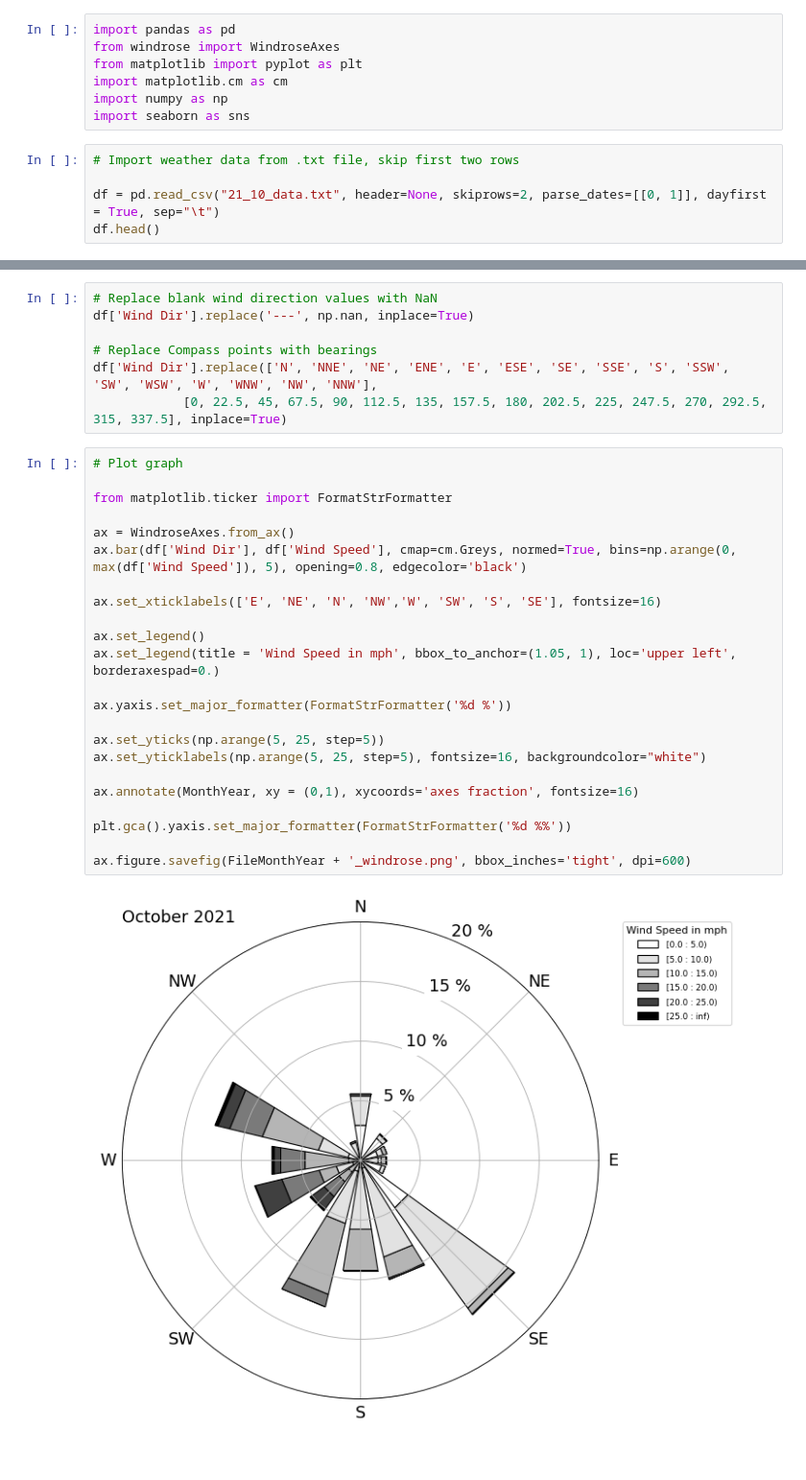
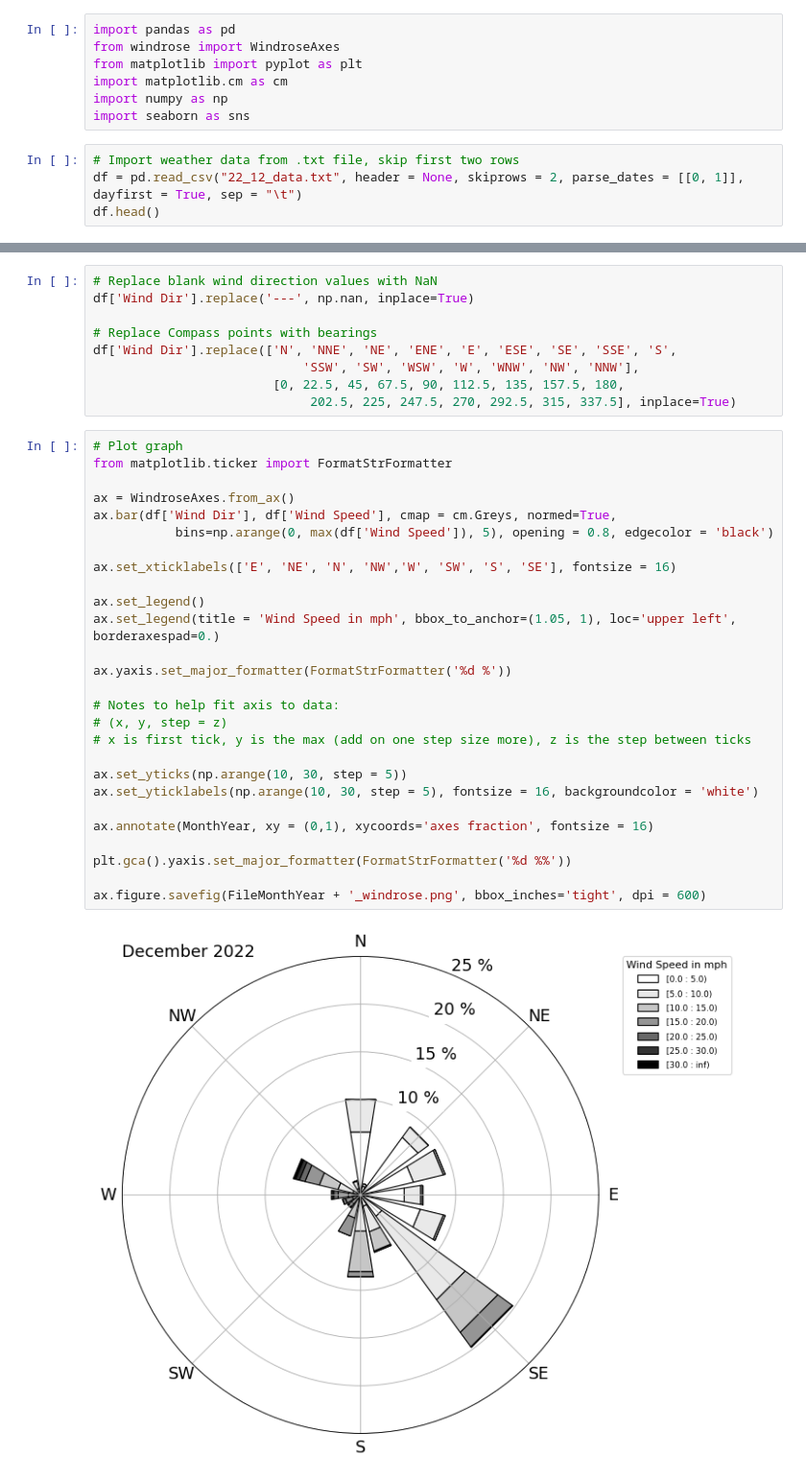
Before and after one commit to mrcrookes/weatherclub, a Jupyter notebook: wind_rose.ipynb, the cells around one changed output, grey strips where cells are left out. Shown at 96% size. Cells and saved outputs as stored; diff of their text form.

```diff
--- a/wind_rose.ipynb
+++ b/wind_rose.ipynb
@@ -7,8 +7,7 @@ import numpy as np
 import seaborn as sns
 # %%
 # Import weather data from .txt file, skip first two rows
-
-df = pd.read_csv("21_10_data.txt", header=None, skiprows=2, parse_dates=[[0, 1]], dayfirst = True, sep="\t")
+df = pd.read_csv("22_12_data.txt", header = None, skiprows = 2, parse_dates = [[0, 1]], dayfirst = True, sep = "\t")
 df.head()
 # %% [output]
 |  | 0_1 | 2 | 3 | 4 | 5 | 6 | 7 | 8 | 9 | 10 | ... | ... |
@@ -49,30 +46,36 @@ MonthYear = str(df['DateTime'][0].month_name() + ' ' + str(df['DateTime'][0].yea
 df['Wind Dir'].replace('---', np.nan, inplace=True)
 
 # Replace Compass points with bearings
-df['Wind Dir'].replace(['N', 'NNE', 'NE', 'ENE', 'E', 'ESE', 'SE', 'SSE', 'S', 'SSW', 'SW', 'WSW', 'W', 'WNW', 'NW', 'NNW'],
-            [0, 22.5, 45, 67.5, 90, 112.5, 135, 157.5, 180, 202.5, 225, 247.5, 270, 292.5, 315, 337.5], inplace=True)
+df['Wind Dir'].replace(['N', 'NNE', 'NE', 'ENE', 'E', 'ESE', 'SE', 'SSE', 'S',
+                            'SSW', 'SW', 'WSW', 'W', 'WNW', 'NW', 'NNW'],
+                        [0, 22.5, 45, 67.5, 90, 112.5, 135, 157.5, 180,
+                             202.5, 225, 247.5, 270, 292.5, 315, 337.5], inplace=True)
 # %%
 # Plot graph
-
 from matplotlib.ticker import FormatStrFormatter
 
 ax = WindroseAxes.from_ax()
-ax.bar(df['Wind Dir'], df['Wind Speed'], cmap=cm.Greys, normed=True, bins=np.arange(0, max(df['Wind Speed']), 5), opening=0.8, edgecolor='black')
+ax.bar(df['Wind Dir'], df['Wind Speed'], cmap = cm.Greys, normed=True,
+           bins=np.arange(0, max(df['Wind Speed']), 5), opening = 0.8, edgecolor = 'black')
 
-ax.set_xticklabels(['E', 'NE', 'N', 'NW','W', 'SW', 'S', 'SE'], fontsize=16)
+ax.set_xticklabels(['E', 'NE', 'N', 'NW','W', 'SW', 'S', 'SE'], fontsize = 16)
 
 ax.set_legend()
 ax.set_legend(title = 'Wind Speed in mph', bbox_to_anchor=(1.05, 1), loc='upper left', borderaxespad=0.)
 
 ax.yaxis.set_major_formatter(FormatStrFormatter('%d %'))
 
-ax.set_yticks(np.arange(5, 25, step=5))
-ax.set_yticklabels(np.arange(5, 25, step=5), fontsize=16, backgroundcolor="white")
+# Notes to help fit axis to data:
+# (x, y, step = z)
+# x is first tick, y is the max (add on one step size more), z is the step between ticks
 
-ax.annotate(MonthYear, xy = (0,1), xycoords='axes fraction', fontsize=16)
+ax.set_yticks(np.arange(10, 30, step = 5))
+ax.set_yticklabels(np.arange(10, 30, step = 5), fontsize = 16, backgroundcolor = 'white')
+
+ax.annotate(MonthYear, xy = (0,1), xycoords='axes fraction', fontsize = 16)
 
 plt.gca().yaxis.set_major_formatter(FormatStrFormatter('%d %%'))
 
-ax.figure.savefig(FileMonthYear + '_windrose.png', bbox_inches='tight', dpi=600)
+ax.figure.savefig(FileMonthYear + '_windrose.png', bbox_inches='tight', dpi = 600)
 # %% [output]
-[figure, old version]
+[figure, new version]
```
Also changed, not shown: parts of 3 cells of this notebook, 2 other files.
